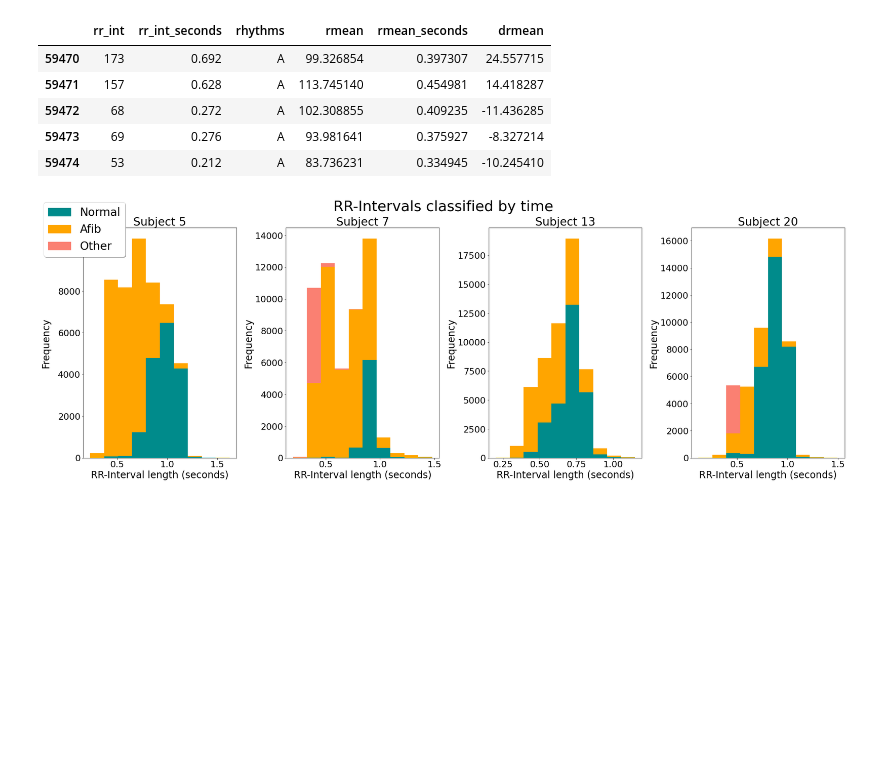
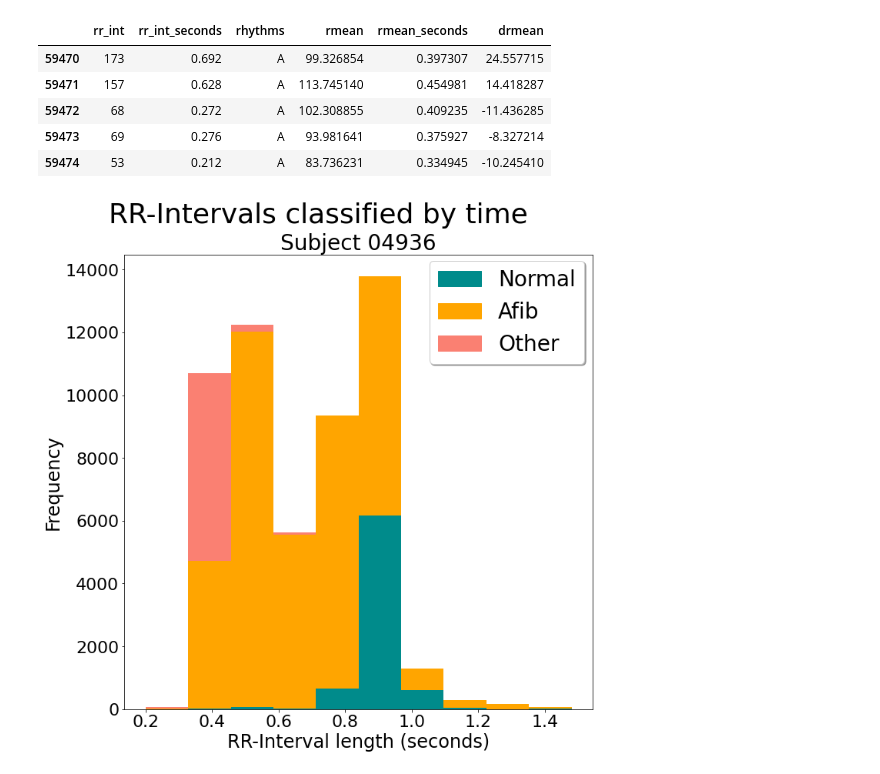
Before and after one commit to SVSM-AFib/2022-svsm-afib-group1, a Jupyter notebook: rr_histogram.ipynb, the cells around one changed output. Saved outputs shown, nothing was run; the diff lists cells and outputs as text; code cells hidden in the pictures; blank space fills up the shorter version.

```diff
--- a/rr_histogram.ipynb
+++ b/rr_histogram.ipynb
@@ -23,9 +23,9 @@ with open(records) as rfile: #Then we open the file
     for row in recordreader:
         rlist.append(row[0])
 # %%
-subject_rr_rhythms = []
-for x in tqdm(rlist):
-    subject_rr_rhythms.append(pd.read_csv(os.path.normpath('mit-bih-extracted/'+x+'_rr_rhythms.csv'), index_col=0))
+subject_dfs = {}
+for record in tqdm(rlist):
+    subject_dfs[record] = pd.read_csv(os.path.normpath('mit-bih-extracted/'+record+'_full.csv'), index_col=0)
 # %%
 rr_ints = []
 
@@ -48,7 +48,7 @@ rr_ints[22].tail()
 | 59474 | 53 | 0.212 | A | 83.736231 | 0.334945 | -10.245410 |
 # %%
 def plot_histogram(selection, nrows, ncols):
-    plt.figure(figsize=(28, 10))
+    plt.figure(figsize=(10, 10), constrained_layout=True)
 
     for idx, x in tqdm(enumerate(selection)):
         ax = plt.subplot(nrows, ncols, idx + 1)
@@ -57,11 +57,11 @@ def plot_histogram(selection, nrows, ncols):
         ax.set_ylabel('Frequency', fontsize=24)
         ax.tick_params(labelsize=22)
 
-        df = rr_ints[x-1]
+        df = subject_dfs[x]
 
-        normal_data = df.loc[df['rhythms']=='N']['rr_int_seconds']
-        afib_data = df.loc[df['rhythms']=='A']['rr_int_seconds']
-        other_data = df.loc[df['rhythms']=='O']['rr_int_seconds']
+        normal_data = df.loc[df['rhythmLabel']=='N']['rr_int_seconds']
+        afib_data = df.loc[df['rhythmLabel']=='A']['rr_int_seconds']
+        other_data = df.loc[df['rhythmLabel']=='O']['rr_int_seconds']
         ax.hist([normal_data, afib_data, other_data], stacked=True, color=['darkcyan', 'orange', 'salmon'])
 
     plt.suptitle('RR-Intervals classified by time', fontsize=36)#, y=0.98)
@@ -72,10 +72,10 @@ def plot_histogram(selection, nrows, ncols):
     plt.figlegend([normal_patch, afib_patch, other_patch],
                 ['Normal', 'Afib', 'Other'],
                 fontsize=28,
-                loc = "upper left",
+                loc='upper right',
+                bbox_to_anchor=(1, 0.91),
                 shadow = True)
-    plt.tight_layout()
-# %%
-plot_histogram([5, 7, 13, 20], 1, 4)
-# %% [output]
-[figure, removed]
+# %%
+plot_histogram(['04936'], 1, 1)
+# %% [output]
+[figure, added]
```
Also changed, not shown: 4 other files.
